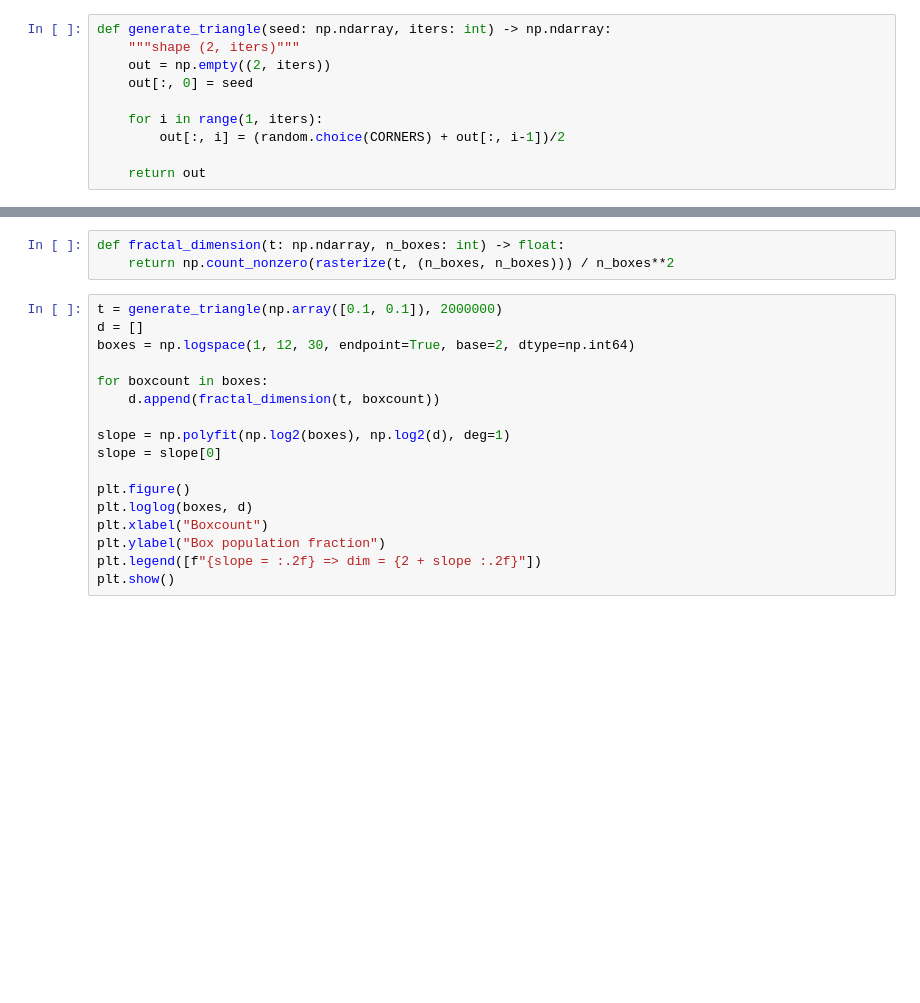
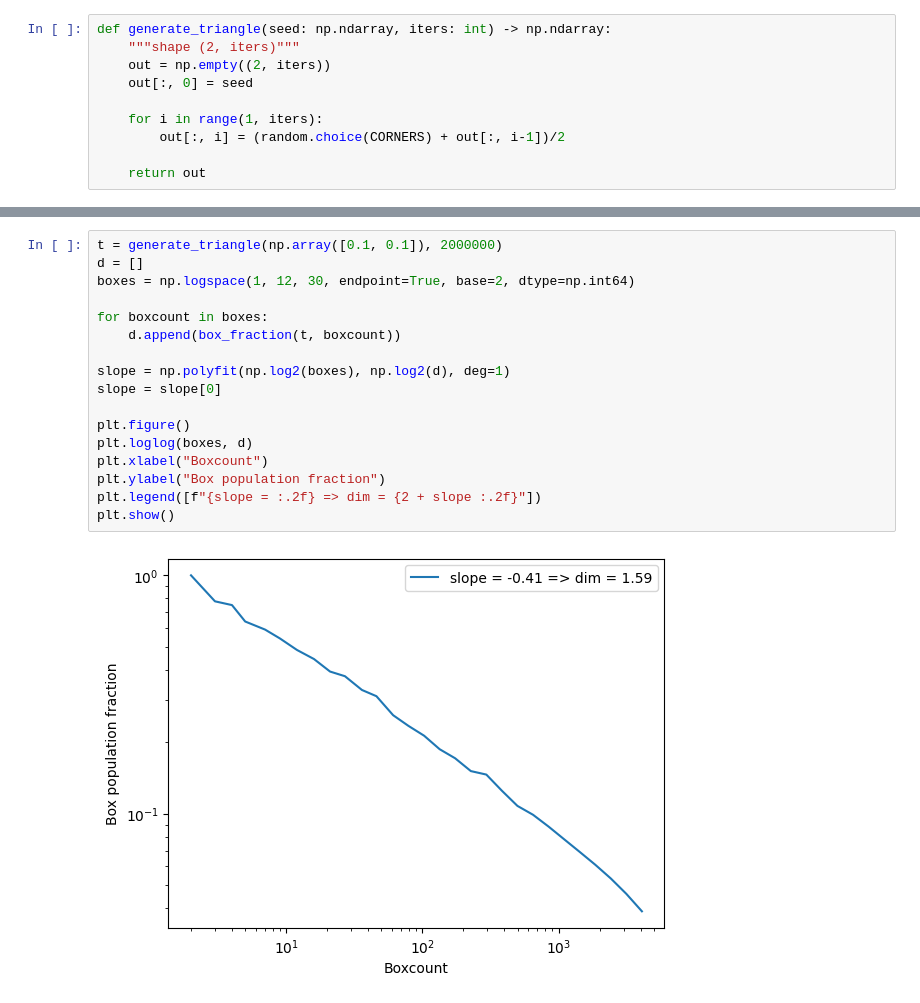
Before and after one commit to viljarjf/nano, a Jupyter notebook: year_4/TUM_computational_physics_2/05/sierpinski.ipynb, the cells around one changed output, grey strips where cells are left out. Saved outputs shown, nothing was run; the diff lists cells and outputs as text; blank space fills up the shorter version.

```diff
--- a/year_4/TUM_computational_physics_2/05/sierpinski.ipynb
+++ b/year_4/TUM_computational_physics_2/05/sierpinski.ipynb
@@ -52,20 +45,19 @@ plt.show()
-# %%
-def fractal_dimension(t: np.ndarray, n_boxes: int) -> float:
-    return np.count_nonzero(rasterize(t, (n_boxes, n_boxes))) / n_boxes**2
 # %%
 t = generate_triangle(np.array([0.1, 0.1]), 2000000)
 d = []
 boxes = np.logspace(1, 12, 30, endpoint=True, base=2, dtype=np.int64)
 
 for boxcount in boxes:
-    d.append(fractal_dimension(t, boxcount))
+    d.append(box_fraction(t, boxcount))
 
 slope = np.polyfit(np.log2(boxes), np.log2(d), deg=1)
 slope = slope[0]
 
 plt.figure()
 plt.loglog(boxes, d)
 plt.xlabel("Boxcount")
 plt.ylabel("Box population fraction")
 plt.legend([f"{slope = :.2f} => dim = {2 + slope :.2f}"])
 plt.show()
+# %% [output]
+[figure, added]
```
Also changed, not shown: parts of 4 cells of this notebook, 2 other files.
